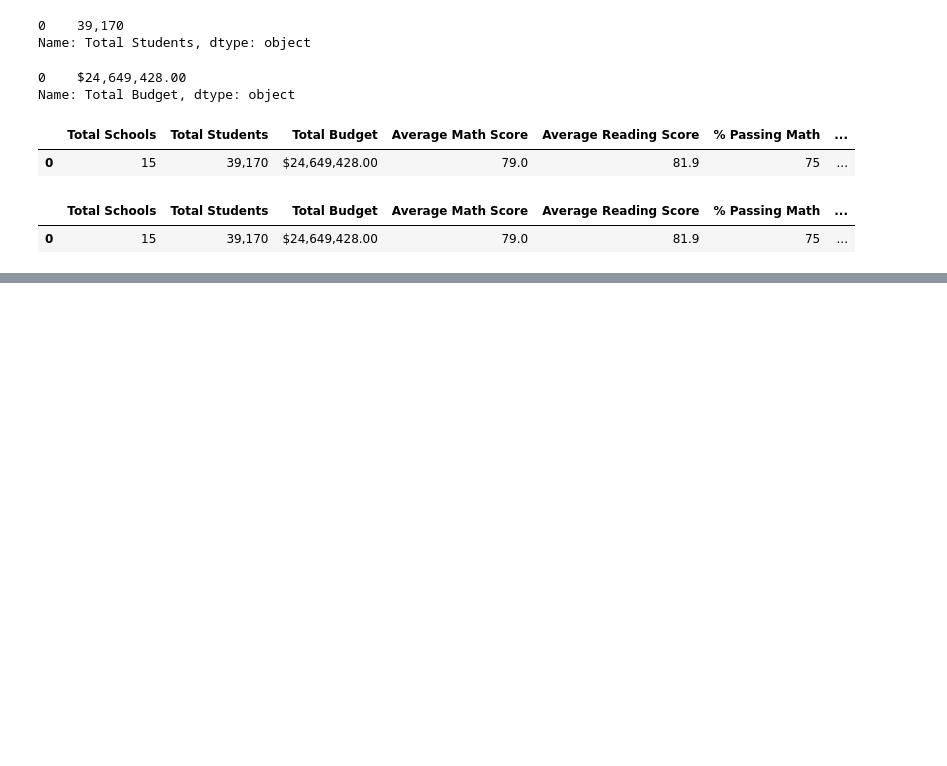
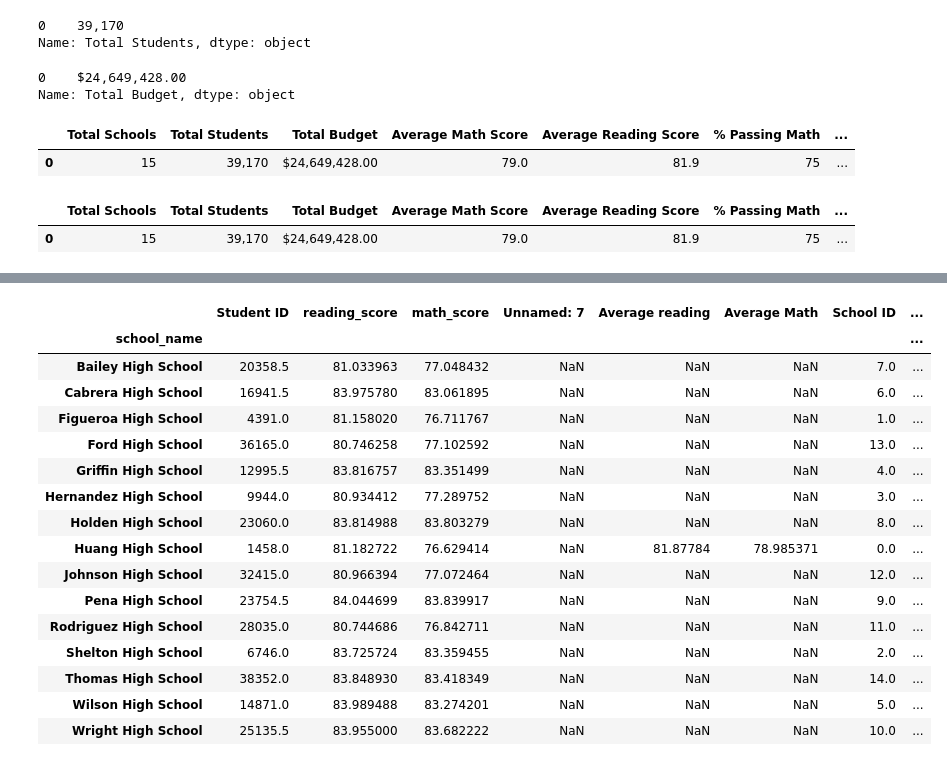
Before and after one commit to CocoLB/04-School-District-Analysis, a Jupyter notebook: PyCitySchools.ipynb, the cells around one changed output, grey strips where cells are left out. Cells and saved outputs as stored; diff of their text form; code cells hidden in the pictures; blank space fills up the shorter version.

Commit message:
School Summary complete

```diff
--- a/PyCitySchools.ipynb
+++ b/PyCitySchools.ipynb
@@ -365,0 +515,22 @@ district_summary_df
+# %%
+# Calculate the average math/reading scores  - groupby() function & mean() method
+per_school_averages = school_data_complete_df.groupby(["school_name"]).mean()
+per_school_averages
+# %% [output]
+|  | Student ID | reading_score | math_score | Unnamed: 7 | Average reading | Average Math | School ID | ... |
+| school_name |  |  |  |  |  |  |  | ... |
+| Bailey High School | 20358.5 | 81.033963 | 77.048432 | NaN | NaN | NaN | 7.0 | ... |
+| Cabrera High School | 16941.5 | 83.975780 | 83.061895 | NaN | NaN | NaN | 6.0 | ... |
+| Figueroa High School | 4391.0 | 81.158020 | 76.711767 | NaN | NaN | NaN | 1.0 | ... |
+| Ford High School | 36165.0 | 80.746258 | 77.102592 | NaN | NaN | NaN | 13.0 | ... |
+| Griffin High School | 12995.5 | 83.816757 | 83.351499 | NaN | NaN | NaN | 4.0 | ... |
+| Hernandez High School | 9944.0 | 80.934412 | 77.289752 | NaN | NaN | NaN | 3.0 | ... |
+| Holden High School | 23060.0 | 83.814988 | 83.803279 | NaN | NaN | NaN | 8.0 | ... |
+| Huang High School | 1458.0 | 81.182722 | 76.629414 | NaN | 81.87784 | 78.985371 | 0.0 | ... |
+| Johnson High School | 32415.0 | 80.966394 | 77.072464 | NaN | NaN | NaN | 12.0 | ... |
+| Pena High School | 23754.5 | 84.044699 | 83.839917 | NaN | NaN | NaN | 9.0 | ... |
+| Rodriguez High School | 28035.0 | 80.744686 | 76.842711 | NaN | NaN | NaN | 11.0 | ... |
+| Shelton High School | 6746.0 | 83.725724 | 83.359455 | NaN | NaN | NaN | 2.0 | ... |
+| Thomas High School | 38352.0 | 83.848930 | 83.418349 | NaN | NaN | NaN | 14.0 | ... |
+| Wilson High School | 14871.0 | 83.989488 | 83.274201 | NaN | NaN | NaN | 5.0 | ... |
+| Wright High School | 25135.5 | 83.955000 | 83.682222 | NaN | NaN | NaN | 10.0 | ... |
```
Also changed, not shown: parts of 16 cells of this notebook.
